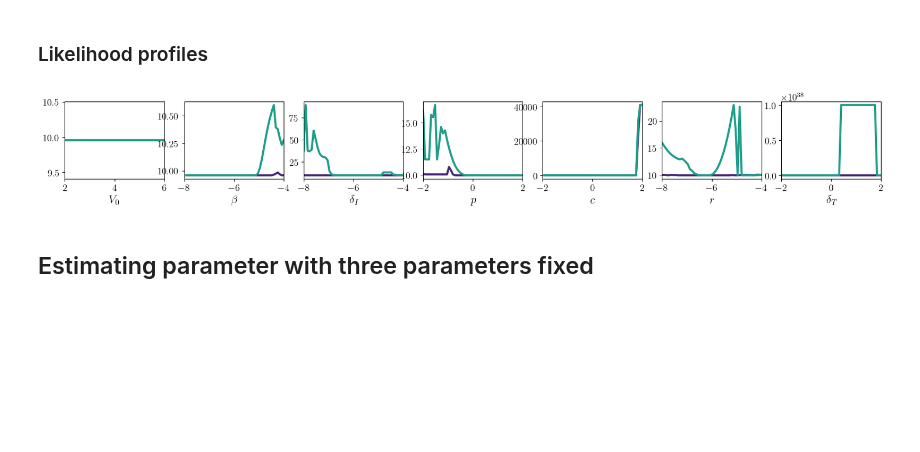
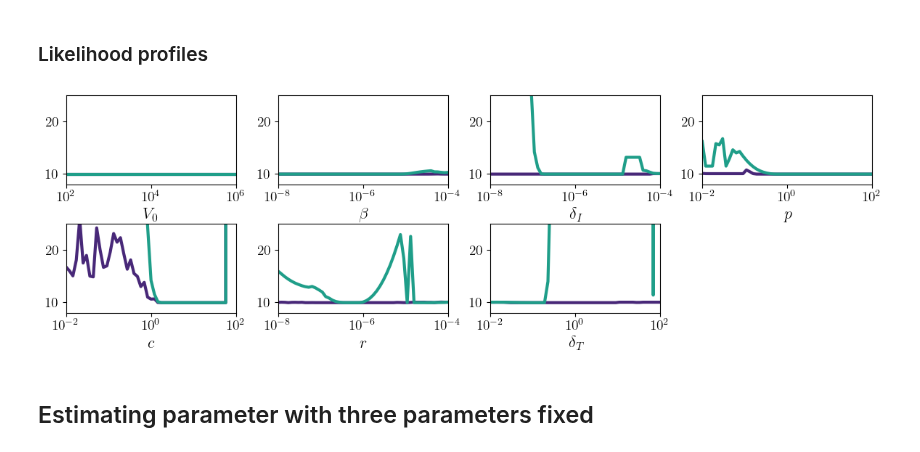
Before and after one commit to systemsmedicine/CrossLabFit, a Jupyter notebook: pyNotebooks/influenzaModel.ipynb, the cells around one changed output. Drawn from its saved outputs; the diff is of its cells as text; code cells hidden in the pictures; blank space fills up the shorter version.

```diff
--- a/pyNotebooks/influenzaModel.ipynb
+++ b/pyNotebooks/influenzaModel.ipynb
@@ -270,7 +203,7 @@ axs[0,1].plot(t, median_TQt, lw=3, color=palette[0])
 axs[0,1].fill_between(t, confidence_TQt[0], confidence_TQt[1], color=palette[0], alpha=0.3, lw=1.5)
 axs[0,1].set_yscale('log')
 axs[0,1].set_xlim((0, 22))
-axs[0,1].set_ylim((0.9e6, 2e7))
+axs[0,1].set_ylim((0.9e6, 1.1e7))
 
 for i in range(len(dfTcellQual['tmin'])):
     tmin = dfTcellQual['tmin'].values[i]
@@ -290,9 +223,10 @@ axs[1,0].set_ylim((1e1, 2e7))
 
 axs[1,1].plot(t, median_TQl, lw=3, color=palette[4])
 axs[1,1].fill_between(t, confidence_TQl[0], confidence_TQl[1], color=palette[4], alpha=0.3, lw=1.5)
+axs[1,1].hlines(y = 1e7, xmin=0, xmax=25, color='gray', lw=2, ls='--')
 axs[1,1].set_yscale('log')
 axs[1,1].set_xlim((0, 22))
-axs[1,1].set_ylim((0.9e6, 2e7))
+axs[1,1].set_ylim((0.9e6, 1.1e7))
 
 axs[0,0].set_ylabel('Viral load')
 axs[0,0].set_title(r'\textbf{a}', loc='left')
@@ -309,7 +243,7 @@ axs[1,1].set_title(r'\textbf{d}', loc='left')
 axs[1,0].set_xlabel('Days')
 axs[1,1].set_xlabel('Days')
 
-# plt.savefig("influenza_graphs.svg", transparent=True)
+plt.savefig("influenza_graphs.svg", transparent=True)
 
 plt.show()
 # %% [output]
@@ -358,56 +292,64 @@ df_c_ql = pd.read_csv('influenza/profilesData/c_profile_ql.dat', sep=' ', names=
 df_r_ql = pd.read_csv('influenza/profilesData/r_profile_ql.dat', sep=' ', names=parNames).filter(['$r$', 'RSS'])
 df_delT_ql = pd.read_csv('influenza/profilesData/delT_profile_ql.dat', sep=' ', names=parNames).filter(['$\\delta_T$', 'RSS'])
 # %%
-fig, axs = plt.subplots(nrows=1, ncols=7, figsize=(21,2), facecolor='white')
+fig, axs = plt.subplots(nrows=2, ncols=4, figsize=(12,4), facecolor='white')
 
-axs[0].plot(df_V0_qt['$V_0$'], df_V0_qt['RSS'], lw=3, color=palette[0])
-axs[0].plot(df_V0_ql['$V_0$'], df_V0_ql['RSS'], lw=3, color=palette[4])
-#axs[0].vlines(, ymin=0.0, ymax=1.0, colors=palette_2[1], linestyles='dashed')
-axs[0].set_xlabel('$V_0$')
-# axs[0].set_ylabel('RSS')
-axs[0].set_xlim((2,6))
+axs[0,0].plot(10**df_V0_qt['$V_0$'], df_V0_qt['RSS'], lw=3, color=palette[0])
+axs[0,0].plot(10**df_V0_ql['$V_0$'], df_V0_ql['RSS'], lw=3, color=palette[4])
+axs[0,0].set_xlabel('$V_0$')
+# axs[0,0].set_ylabel('RSS')
+axs[0,0].set_xlim((1e2,1e6))
 
-axs[1].plot(df_bet_qt['$\\beta$'], df_bet_qt['RSS'], lw=3, color=palette[0])
-axs[1].plot(df_bet_ql['$\\beta$'], df_bet_ql['RSS'], lw=3, color=palette[4])
-axs[1].set_xlabel('$\\beta$')
-# axs[1].set_ylabel('RSS')
-axs[1].set_xlim((-8,-4))
+axs[0,1].plot(10**df_bet_qt['$\\beta$'], df_bet_qt['RSS'], lw=3, color=palette[0])
+axs[0,1].plot(10**df_bet_ql['$\\beta$'], df_bet_ql['RSS'], lw=3, color=palette[4])
+axs[0,1].set_xlabel('$\\beta$')
+# axs[0,1].set_ylabel('RSS')
+axs[0,1].set_xlim((1e-8,1e-4))
 
-axs[2].plot(df_delI_qt['$\\delta_I$'], df_delI_qt['RSS'], lw=3, color=palette[0])
-axs[2].plot(df_delI_ql['$\\delta_I$'], df_delI_ql['RSS'], lw=3, color=palette[4])
-axs[2].set_xlabel('$\\delta_I$')
-# axs[2].set_ylabel('RSS')
-axs[2].set_xlim((-8,-4))
+axs[0,2].plot(10**df_delI_qt['$\\delta_I$'], df_delI_qt['RSS'], lw=3, color=palette[0])
+axs[0,2].plot(10**df_delI_ql['$\\delta_I$'], df_delI_ql['RSS'], lw=3, color=palette[4])
+axs[0,2].set_xlabel('$\\delta_I$')
+# axs[0,2].set_ylabel('RSS')
+axs[0,2].set_xlim((1e-8,1e-4))
 
-axs[3].plot(df_p_qt['$p$'], df_p_qt['RSS'], lw=3, color=palette[0])
-axs[3].plot(df_p_ql['$p$'], df_p_ql['RSS'], lw=3, color=palette[4])
-axs[3].set_xlabel('$p$')
-# axs[3].set_ylabel('RSS')
-axs[3].set_xlim((-2,2))
+axs[0,3].plot(10**df_p_qt['$p$'], df_p_qt['RSS'], lw=3, color=palette[0])
+axs[0,3].plot(10**df_p_ql['$p$'], df_p_ql['RSS'], lw=3, color=palette[4])
+axs[0,3].set_xlabel('$p$')
+# axs[0,3].set_ylabel('RSS')
+axs[0,3].set_xlim((1e-2,1e2))
 
-axs[4].plot(df_c_qt['$c$'], df_c_qt['RSS'], lw=3, color=palette[0])
-axs[4].plot(df_c_ql['$c$'], df_c_ql['RSS'], lw=3, color=palette[4])
-axs[4].set_xlabel('$c$')
-# axs[4].set_ylabel('RSS')
-axs[4].set_xlim((-2,2))
+axs[1,0].plot(10**df_c_qt['$c$'], df_c_qt['RSS'], lw=3, color=palette[0])
+axs[1,0].plot(10**df_c_ql['$c$'], df_c_ql['RSS'], lw=3, color=palette[4])
+axs[1,0].set_xlabel('$c$')
+# axs[1,0].set_ylabel('RSS')
+axs[1,0].set_xlim((1e-2,1e2))
 
-axs[5].plot(df_r_qt['$r$'], df_r_qt['RSS'], lw=3, color=palette[0])
-axs[5].plot(df_r_ql['$r$'], df_r_ql['RSS'], lw=3, color=palette[4])
-axs[5].set_xlabel('$r$')
-# axs[5].set_ylabel('RSS')
-axs[5].set_xlim((-8,-4))
+axs[1,1].plot(10**df_r_qt['$r$'], df_r_qt['RSS'], lw=3, color=palette[0])
+axs[1,1].plot(10**df_r_ql['$r$'], df_r_ql['RSS'], lw=3, color=palette[4])
+axs[1,1].set_xlabel('$r$')
+# axs[1,1].set_ylabel('RSS')
+axs[1,1].set_xlim((1e-8,1e-4))
 
-axs[6].plot(df_delT_qt['$\\delta_T$'], df_delT_qt['RSS'], lw=3, color=palette[0])
-axs[6].plot(df_delT_ql['$\\delta_T$'], df_delT_ql['RSS'], lw=3, color=palette[4])
-axs[6].set_xlabel('$\\delta_T$')
-# axs[6].set_ylabel('RSS')
-axs[6].set_xlim((-2,2))
+axs[1,2].plot(10**df_delT_qt['$\\delta_T$'], df_delT_qt['RSS'], lw=3, color=palette[0])
+axs[1,2].plot(10**df_delT_ql['$\\delta_T$'], df_delT_ql['RSS'], lw=3, color=palette[4])
+axs[1,2].set_xlabel('$\\delta_T$')
+# axs[1,2].set_ylabel('RSS')
+axs[1,2].set_xlim((1e-2,1e2))
 
-# plt.setp(axs, ylim=(0.11,0.25))
+for i in range(2):
+    for j in range(4):
+        axs[i,j].set_xscale('log')
+plt.setp(axs, ylim=(8,25))
+
+plt.tight_layout(w_pad=0.5, h_pad=0.1)
+
+fig.delaxes(axs[1,3])
+
+plt.savefig("influenza_profiles.svg")
 
 plt.show()
 # %% [output]
-[figure, old version]
+[figure, new version]
 # %% [markdown]
 ## Estimating parameter with three parameters fixed
 # %%
```
Also changed, not shown: parts of 10 cells of this notebook, 7 other files.
